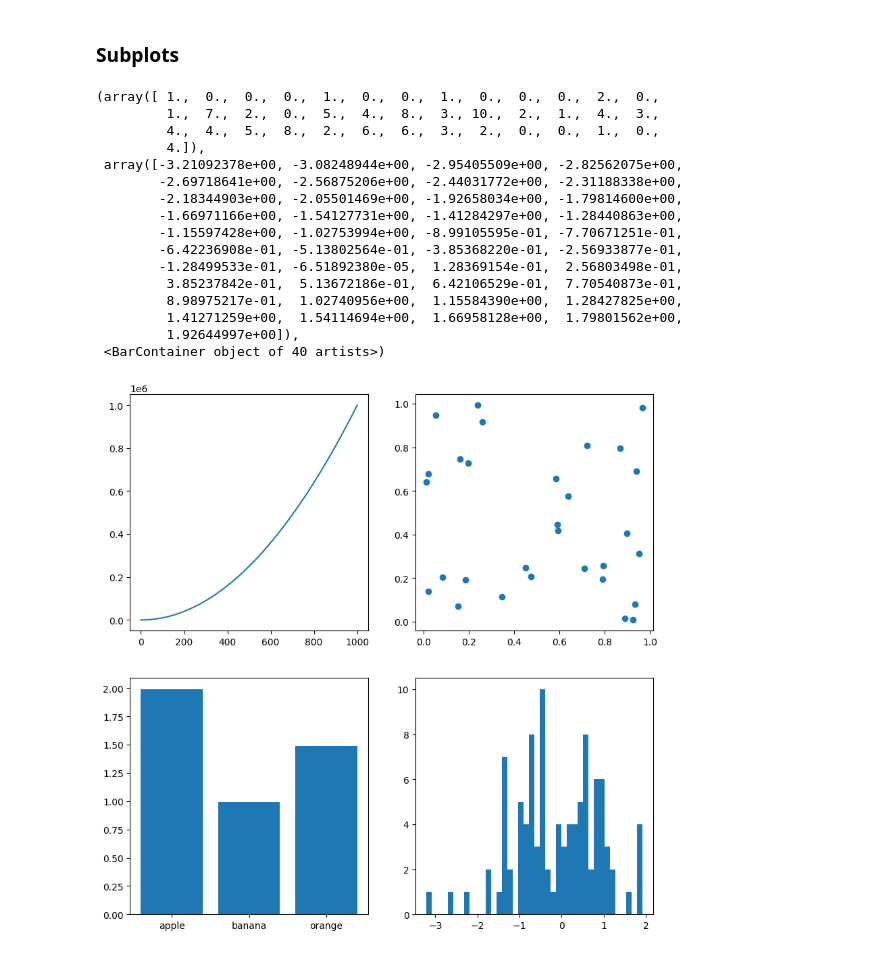
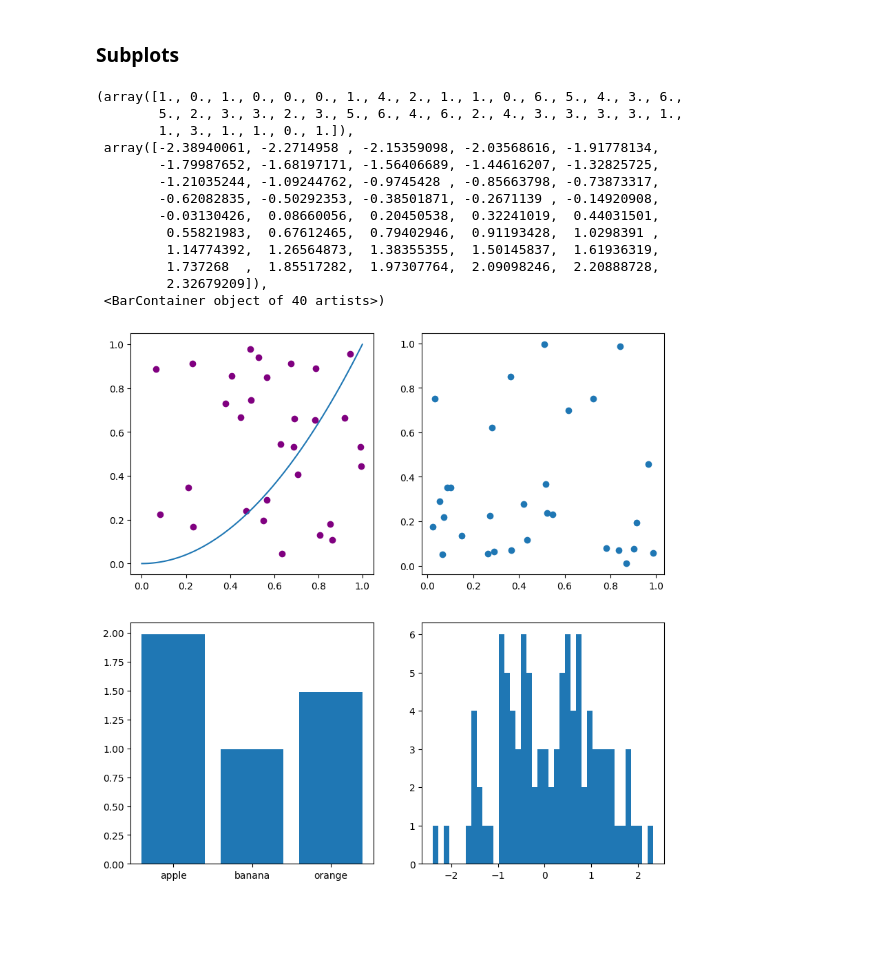
Before and after one commit to Abhishek10351/ai-ml, a Jupyter notebook: matplotlib/plot-types.ipynb, the cells around one changed output. Cells and saved outputs as stored; diff of their text form; code cells hidden in the pictures; blank space fills up the shorter version.

Commit message:
plot using numpy

```diff
--- a/matplotlib/plot-types.ipynb
+++ b/matplotlib/plot-types.ipynb
@@ -66,32 +66,30 @@ ax.hist(x, bins=40)
 # %%
 # Subplots
 
 fig, ((ax1, ax2), (ax3, ax4)) = plt.subplots(2, 2, figsize=(10, 10))
-x1 = np.linspace(0, 1000, 100)
+x1 = np.linspace(0, 1, 100)
 x2 = np.random.randn(100)
 
 ax1.plot(x1, np.square(x1))
+ax1.scatter(np.random.random(30), np.random.random(30), color='purple')
 ax2.scatter(np.random.random(30), np.random.random(30))
 ax3.bar(prices.keys(), prices.values())
 ax4.hist(x2, bins=40)
 # %% [output]
-(array([ 1.,  0.,  0.,  0.,  1.,  0.,  0.,  1.,  0.,  0.,  0.,  2.,  0.,
-         1.,  7.,  2.,  0.,  5.,  4.,  8.,  3., 10.,  2.,  1.,  4.,  3.,
-         4.,  4.,  5.,  8.,  2.,  6.,  6.,  3.,  2.,  0.,  0.,  1.,  0.,
-         4.]),
- array([-3.21092378e+00, -3.08248944e+00, -2.95405509e+00, -2.82562075e+00,
-        -2.69718641e+00, -2.56875206e+00, -2.44031772e+00, -2.31188338e+00,
-        -2.18344903e+00, -2.05501469e+00, -1.92658034e+00, -1.79814600e+00,
-        -1.66971166e+00, -1.54127731e+00, -1.41284297e+00, -1.28440863e+00,
-        -1.15597428e+00, -1.02753994e+00, -8.99105595e-01, -7.70671251e-01,
-        -6.42236908e-01, -5.13802564e-01, -3.85368220e-01, -2.56933877e-01,
-        -1.28499533e-01, -6.51892380e-05,  1.28369154e-01,  2.56803498e-01,
-         3.85237842e-01,  5.13672186e-01,  6.42106529e-01,  7.70540873e-01,
-         8.98975217e-01,  1.02740956e+00,  1.15584390e+00,  1.28427825e+00,
-         1.41271259e+00,  1.54114694e+00,  1.66958128e+00,  1.79801562e+00,
-         1.92644997e+00]),
+(array([1., 0., 1., 0., 0., 0., 1., 4., 2., 1., 1., 0., 6., 5., 4., 3., 6.,
+        5., 2., 3., 3., 2., 3., 5., 6., 4., 6., 2., 4., 3., 3., 3., 3., 1.,
+        1., 3., 1., 1., 0., 1.]),
+ array([-2.38940061, -2.2714958 , -2.15359098, -2.03568616, -1.91778134,
+        -1.79987652, -1.68197171, -1.56406689, -1.44616207, -1.32825725,
+        -1.21035244, -1.09244762, -0.9745428 , -0.85663798, -0.73873317,
+        -0.62082835, -0.50292353, -0.38501871, -0.2671139 , -0.14920908,
+        -0.03130426,  0.08660056,  0.20450538,  0.32241019,  0.44031501,
+         0.55821983,  0.67612465,  0.79402946,  0.91193428,  1.0298391 ,
+         1.14774392,  1.26564873,  1.38355355,  1.50145837,  1.61936319,
+         1.737268  ,  1.85517282,  1.97307764,  2.09098246,  2.20888728,
+         2.32679209]),
  <BarContainer object of 40 artists>)
-[figure, old version]
+[figure, new version]
 # %%
 # Subplots option 2
 fig, ax = plt.subplots(2, 2, figsize=(10, 10))
```
Also changed, not shown: parts of 3 cells of this notebook, 3 other files.
